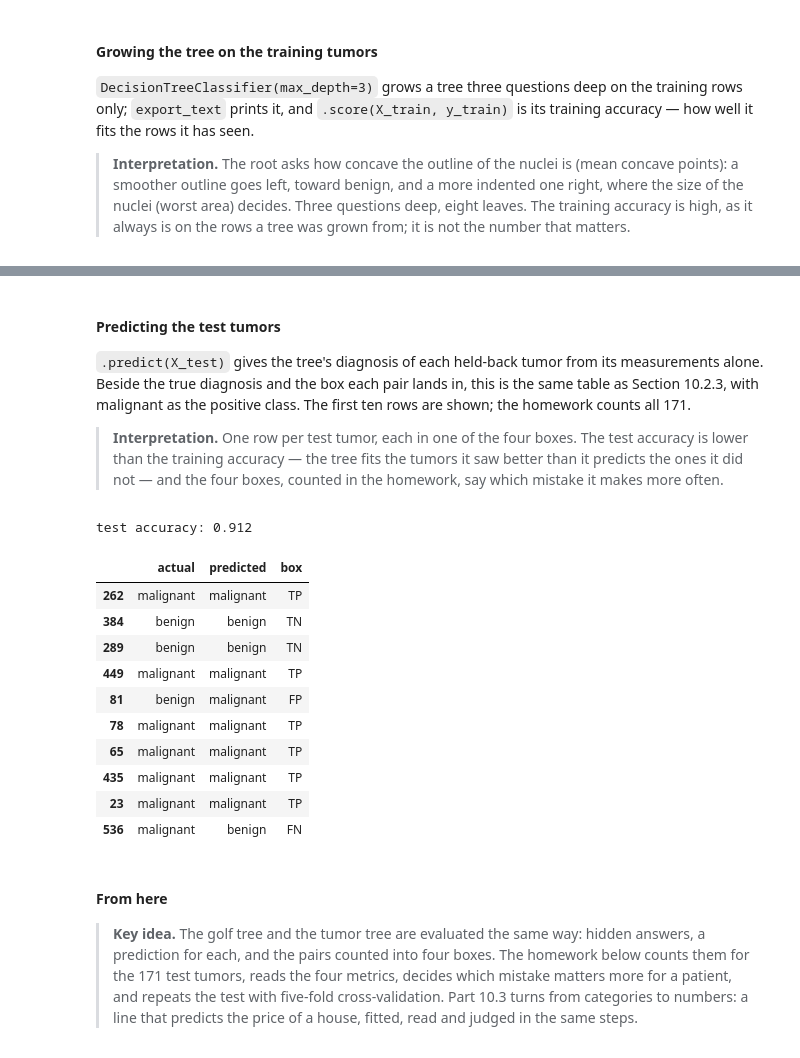
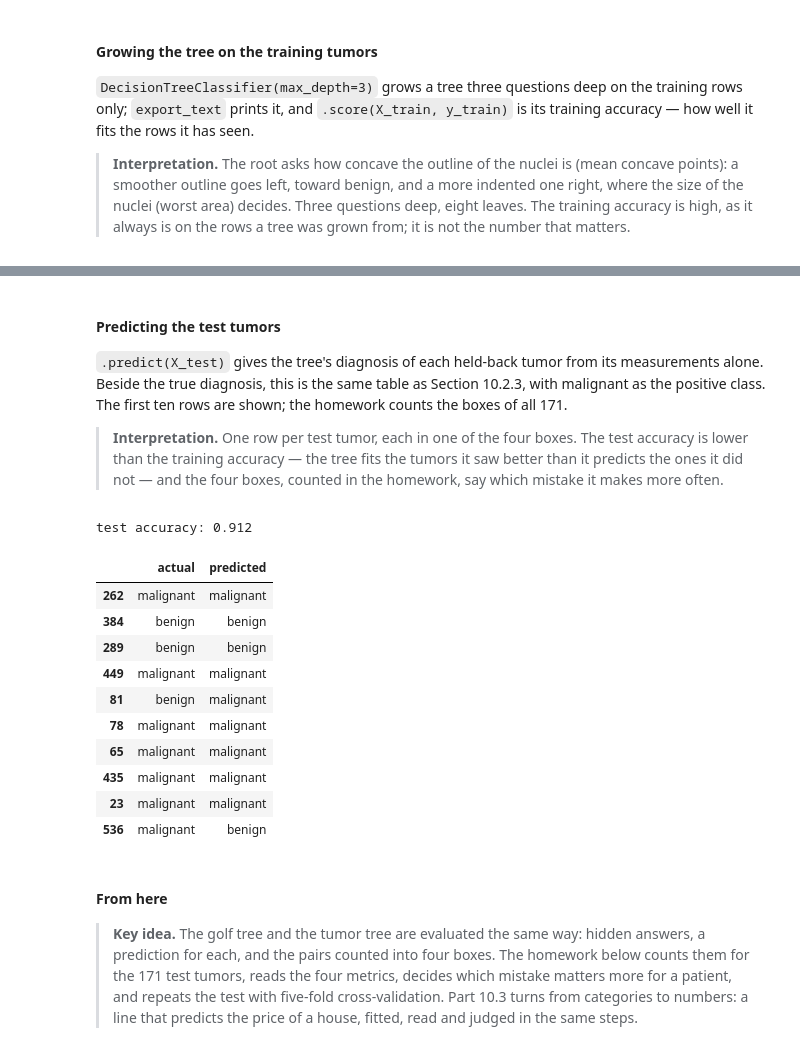
Before and after one commit to payakorn/888102-student, a Jupyter notebook: ch10_2_Evaluating_a_Classifier.ipynb, the cells around one changed output, grey strips where cells are left out. Saved outputs shown, nothing was run; the diff lists cells and outputs as text; code cells hidden in the pictures.

```diff
--- a/ch10_2_Evaluating_a_Classifier.ipynb
+++ b/ch10_2_Evaluating_a_Classifier.ipynb
@@ -576,7 +407,7 @@ training accuracy: 98.5%
 # %% [markdown]
 #### Predicting the test tumors
 
-`.predict(X_test)` gives the tree's diagnosis of each held-back tumor from its measurements alone. Beside the true diagnosis and the box each pair lands in, this is the same table as Section 10.2.3, with malignant as the positive class. The first ten rows are shown; the homework counts all 171.
+`.predict(X_test)` gives the tree's diagnosis of each held-back tumor from its measurements alone. Beside the true diagnosis, this is the same table as Section 10.2.3, with malignant as the positive class. The first ten rows are shown; the homework counts the boxes of all 171.
 
 
 
@@ -584,25 +415,24 @@ training accuracy: 98.5%
 # %%
 predicted_test = model.predict(X_test)
 test_comparison = pd.DataFrame({
     "actual": y_test.values,
     "predicted": predicted_test,
 }, index=X_test.index)
-test_comparison["box"] = [box(a, p, positive="malignant") for a, p in zip(test_comparison["actual"], test_comparison["predicted"])]
-print("test accuracy:", round(float((test_comparison["actual"] == test_comparison["predicted"]).mean()), 3))
+print("test accuracy:", round(accuracy_score(y_test, predicted_test), 3))
 test_comparison.head(10)
 # %% [output]
 test accuracy: 0.912
-|  | actual | predicted | box |
-| 262 | malignant | malignant | TP |
-| 384 | benign | benign | TN |
-| 289 | benign | benign | TN |
-| 449 | malignant | malignant | TP |
-| 81 | benign | malignant | FP |
-| 78 | malignant | malignant | TP |
-| 65 | malignant | malignant | TP |
-| 435 | malignant | malignant | TP |
-| 23 | malignant | malignant | TP |
-| 536 | malignant | benign | FN |
+|  | actual | predicted |
+| 262 | malignant | malignant |
+| 384 | benign | benign |
+| 289 | benign | benign |
+| 449 | malignant | malignant |
+| 81 | benign | malignant |
+| 78 | malignant | malignant |
+| 65 | malignant | malignant |
+| 435 | malignant | malignant |
+| 23 | malignant | malignant |
+| 536 | malignant | benign |
 # %% [markdown]
 #### From here
 
```
Also changed, not shown: parts of 54 cells of this notebook, 2 other files.
